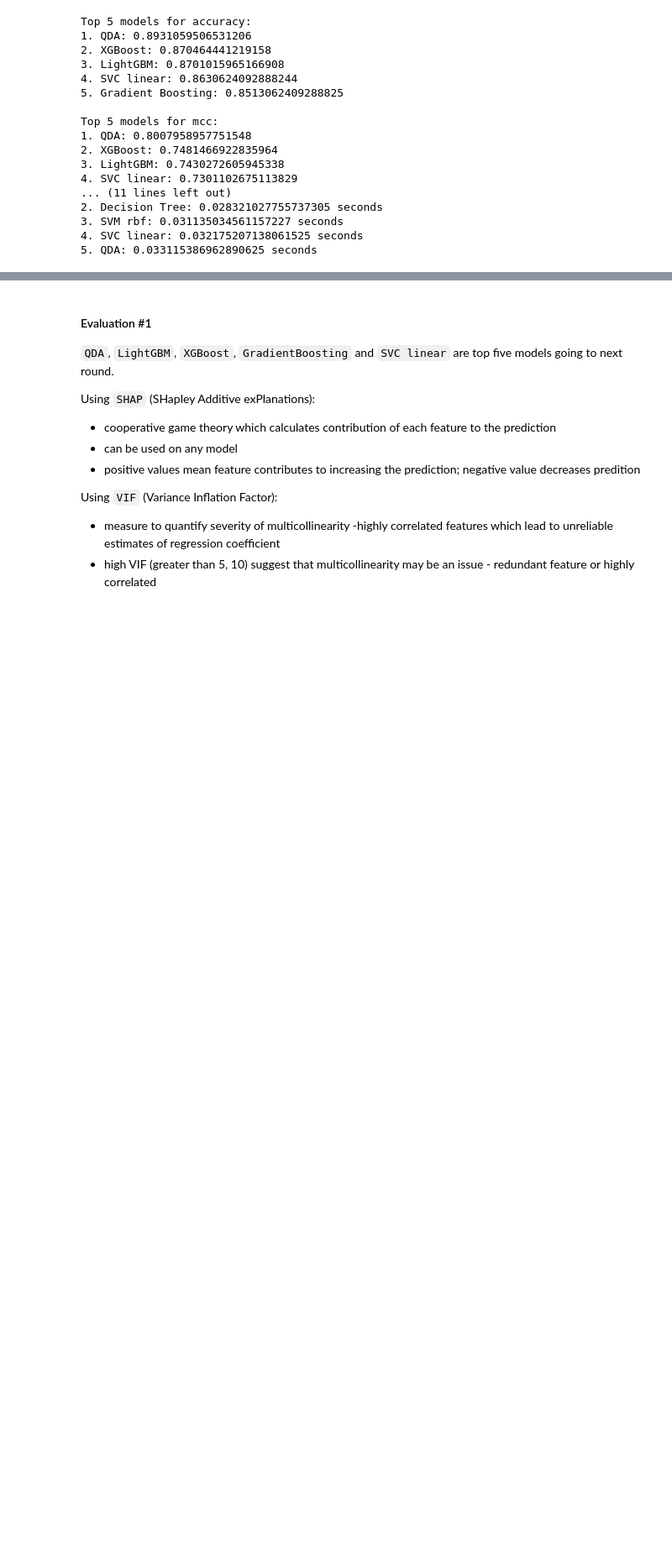
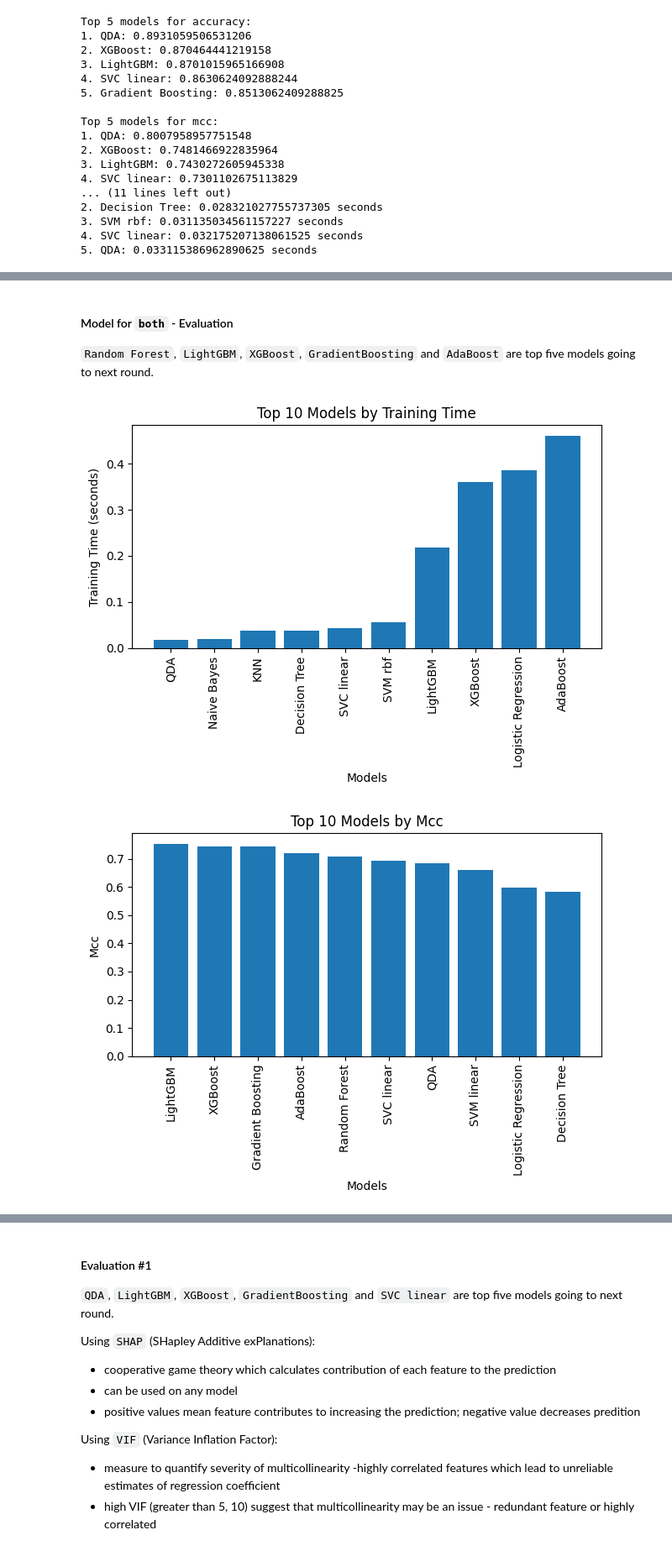
Before and after one commit to zoonalink/IGP-depresjon-MF, a Jupyter notebook: model/02-baseline-models.ipynb, the cells around one changed output, grey strips where cells are left out. Shown: that part at 84% size. Cells and saved outputs as stored; diff of their text form; code cells hidden in the pictures; blank space fills up the shorter version.

Commit message:
baseline models for all three datasets renaming files

```diff
--- a/model/model-1.ipynb
+++ b/model/02-baseline-models.ipynb
@@ -192 +194,10 @@ Both genders dataset shape: (693, 12)
+# %%
+# load functions in python file with magic command
+%run ../code/model.py
+
+# import from csv
+features_full = pd.read_csv(output_csv_path + 'features.csv', parse_dates=['date'])
+male = pd.read_csv(output_csv_path + 'male.csv')
+female = pd.read_csv(output_csv_path + 'female.csv')
+both = pd.read_csv(output_csv_path + 'both.csv')
 # %% [markdown]
@@ -264,0 +323,12 @@ Top 5 models for mcc:
+# %%
+# training and validation sets
+X_train, X_validation, y_train, y_validation = validation_data(both)
+# save to csv
+X_train.to_csv(output_csv_path + 'both_X_train.csv', index=False)
+X_validation.to_csv(output_csv_path + 'both_X_validation.csv', index=False)
+y_train.to_csv(output_csv_path + 'both_y_train.csv', index=False)
+y_validation.to_csv(output_csv_path + 'both_y_validation.csv', index=False)
+
+
+# evaluate models
+results = evaluate_models(models1, X_train, y_train)
@@ -264,0 +359,11 @@ Top 5 models for mcc:
+# %% [markdown]
+#### Model for `both` - Evaluation
+
+`Random Forest`, `LightGBM`, `XGBoost`, `GradientBoosting` and `AdaBoost` are top five models going to next round.
+# %%
+# plot metrics
+plot_top_models(results, metric='training_time', top_n=10)
+plot_top_models(results, metric='mcc', top_n=10)
+# %% [output]
+[figure, added]
+[figure, added]
```
Also changed, not shown: parts of 10 cells of this notebook, 10 other files.
